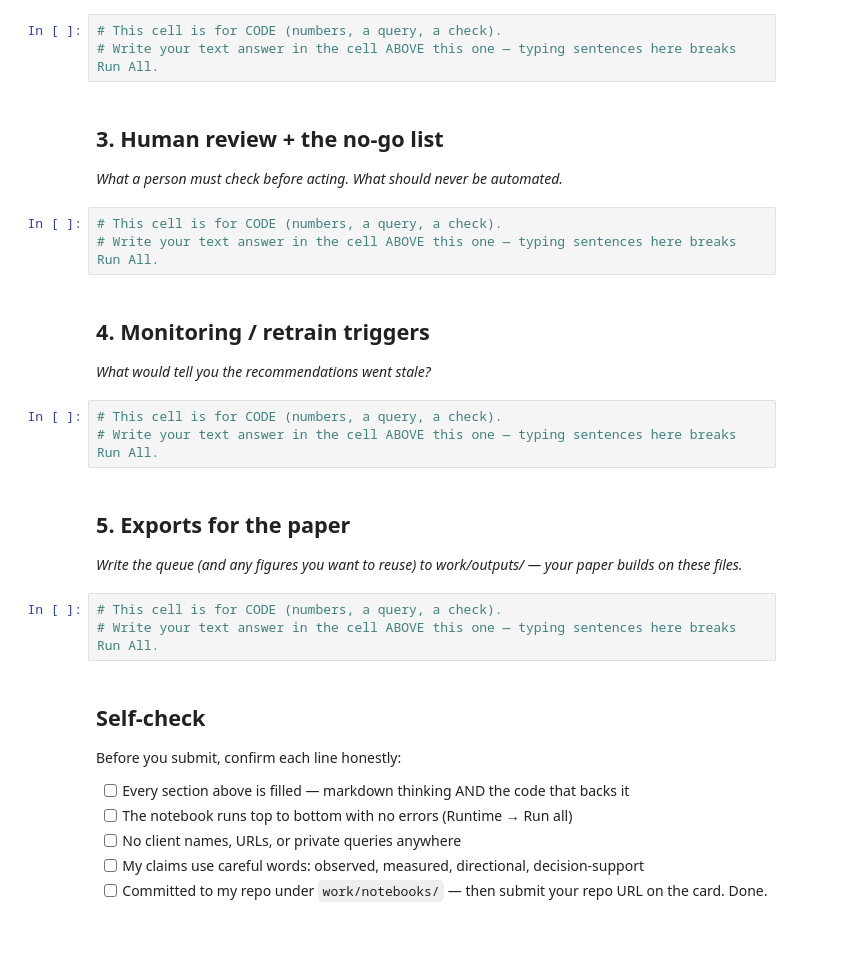
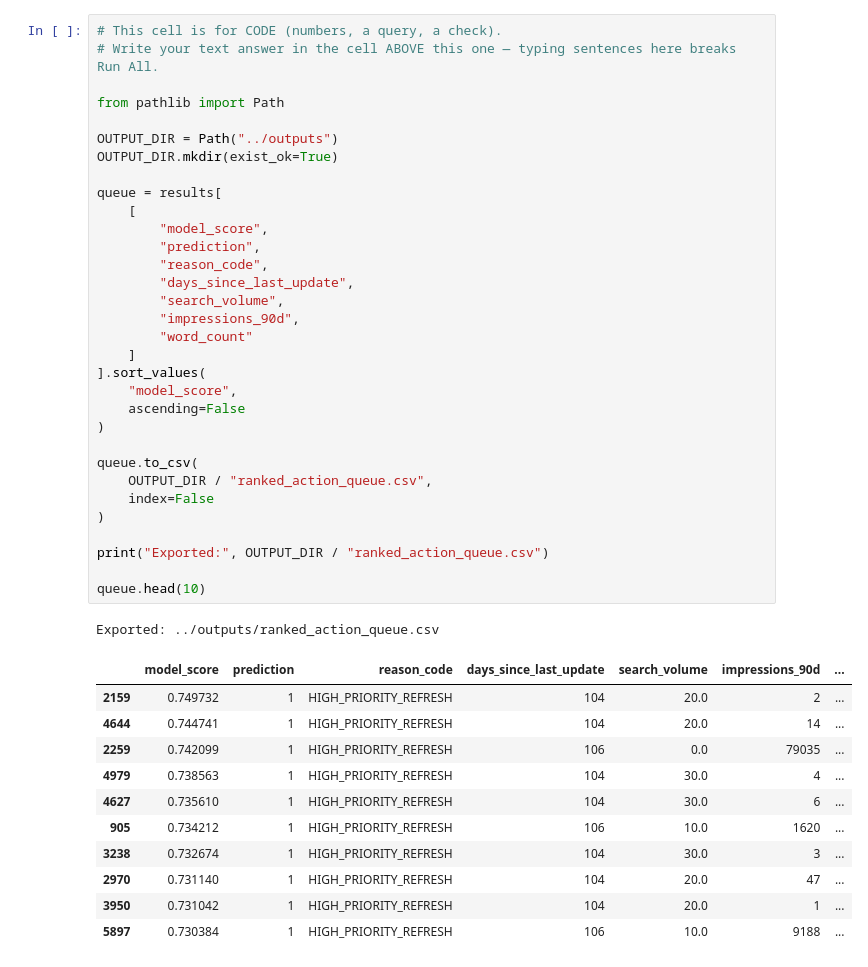
Before and after one commit to LeylaAghayeva1/ml-search-engineering, a Jupyter notebook: work/notebooks/w07_action_playbook.ipynb, the cells around one changed output. Drawn from its saved outputs; the diff is of its cells as text; blank space fills up the shorter version.

```diff
--- a/work/notebooks/w07_action_playbook.ipynb
+++ b/work/notebooks/w07_action_playbook.ipynb
@@ -20,34 +206,45 @@ This skeleton is yours to fill. Work the sections **in order** — each one has
 # %%
 # This cell is for CODE (numbers, a query, a check).
 # Write your text answer in the cell ABOVE this one — typing sentences here breaks Run All.
+
+from pathlib import Path
+
+OUTPUT_DIR = Path("../outputs")
+OUTPUT_DIR.mkdir(exist_ok=True)
+
+queue = results[
+    [
+        "model_score",
+        "prediction",
+        "reason_code",
+        "days_since_last_update",
+        "search_volume",
+        "impressions_90d",
+        "word_count"
+    ]
+].sort_values(
+    "model_score",
+    ascending=False
+)
+
+queue.to_csv(
+    OUTPUT_DIR / "ranked_action_queue.csv",
+    index=False
+)
+
+print("Exported:", OUTPUT_DIR / "ranked_action_queue.csv")
+
+queue.head(10)
+# %% [output]
+Exported: ../outputs/ranked_action_queue.csv
+|  | model_score | prediction | reason_code | days_since_last_update | search_volume | impressions_90d | ... |
+| 2159 | 0.749732 | 1 | HIGH_PRIORITY_REFRESH | 104 | 20.0 | 2 | ... |
+| 4644 | 0.744741 | 1 | HIGH_PRIORITY_REFRESH | 104 | 20.0 | 14 | ... |
+| 2259 | 0.742099 | 1 | HIGH_PRIORITY_REFRESH | 106 | 0.0 | 79035 | ... |
+| 4979 | 0.738563 | 1 | HIGH_PRIORITY_REFRESH | 104 | 30.0 | 4 | ... |
+| 4627 | 0.735610 | 1 | HIGH_PRIORITY_REFRESH | 104 | 30.0 | 6 | ... |
+| 905 | 0.734212 | 1 | HIGH_PRIORITY_REFRESH | 106 | 10.0 | 1620 | ... |
+| 3238 | 0.732674 | 1 | HIGH_PRIORITY_REFRESH | 104 | 30.0 | 3 | ... |
+| 2970 | 0.731140 | 1 | HIGH_PRIORITY_REFRESH | 104 | 20.0 | 47 | ... |
+| 3950 | 0.731042 | 1 | HIGH_PRIORITY_REFRESH | 104 | 20.0 | 1 | ... |
+| 5897 | 0.730384 | 1 | HIGH_PRIORITY_REFRESH | 106 | 10.0 | 9188 | ... |
-# %% [markdown]
-## 3. Human review + the no-go list
-
-*What a person must check before acting. What should never be automated.*
-# %%
-# This cell is for CODE (numbers, a query, a check).
-# Write your text answer in the cell ABOVE this one — typing sentences here breaks Run All.
-# %% [markdown]
-## 4. Monitoring / retrain triggers
-
-*What would tell you the recommendations went stale?*
-# %%
-# This cell is for CODE (numbers, a query, a check).
-# Write your text answer in the cell ABOVE this one — typing sentences here breaks Run All.
-# %% [markdown]
-## 5. Exports for the paper
-
-*Write the queue (and any figures you want to reuse) to work/outputs/ — your paper builds on these files.*
-# %%
-# This cell is for CODE (numbers, a query, a check).
-# Write your text answer in the cell ABOVE this one — typing sentences here breaks Run All.
-# %% [markdown]
-## Self-check
-
-Before you submit, confirm each line honestly:
-
-- [ ] Every section above is filled — markdown thinking AND the code that backs it
-- [ ] The notebook runs top to bottom with no errors (Runtime → Run all)
-- [ ] No client names, URLs, or private queries anywhere
-- [ ] My claims use careful words: observed, measured, directional, decision-support
-- [ ] Committed to my repo under `work/notebooks/` — then submit your repo URL on the card. Done.
```
Also changed, not shown: parts of 14 cells of this notebook, 2 other files.
